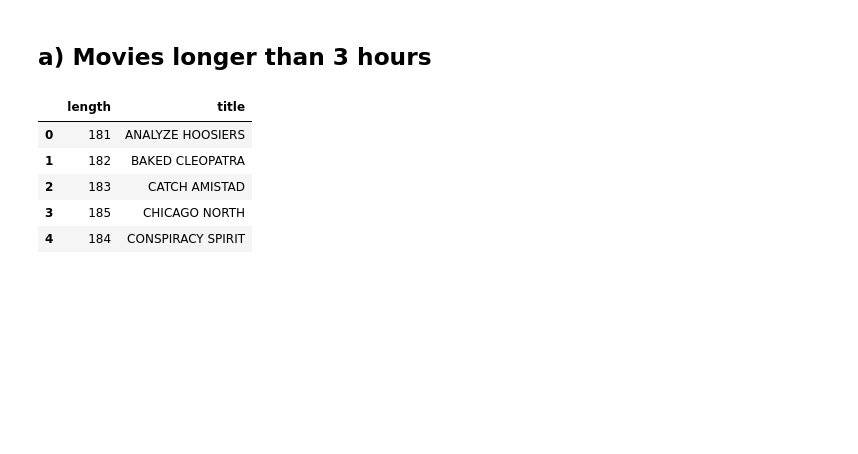
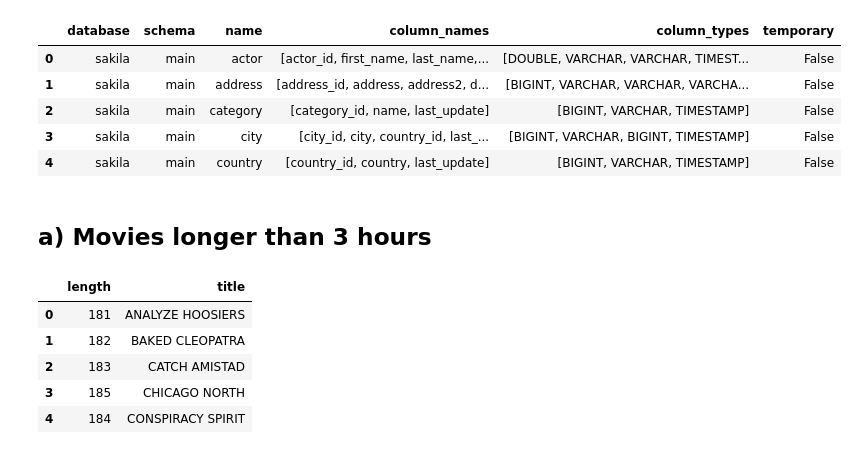
Before and after one commit to luckepucke6/sakila_lab_lucas_lindh, a Jupyter notebook: notebooks/eda_sakila.ipynb, the cells around one changed output. Saved outputs shown, nothing was run; the diff lists cells and outputs as text; code cells hidden in the pictures; blank space fills up the shorter version.

```diff
--- a/notebooks/eda_sakila.ipynb
+++ b/notebooks/eda_sakila.ipynb
@@ -18,6 +18,14 @@ con.sql("SELECT * FROM film LIMIT 5").df()
 | 4 | 5 | AFRICAN EGG | A Fast-Paced Documentary of a Pas... | 2006 | 1 | <NA> | 6 | ... |
 # %%
 describe = con.sql("desc;").df()
+describe.head()
+# %% [output]
+|  | database | schema | name | column_names | column_types | temporary |
+| 0 | sakila | main | actor | [actor_id, first_name, last_name,... | [DOUBLE, VARCHAR, VARCHAR, TIMEST... | False |
+| 1 | sakila | main | address | [address_id, address, address2, d... | [BIGINT, VARCHAR, VARCHAR, VARCHA... | False |
+| 2 | sakila | main | category | [category_id, name, last_update] | [BIGINT, VARCHAR, TIMESTAMP] | False |
+| 3 | sakila | main | city | [city_id, city, country_id, last_... | [BIGINT, VARCHAR, BIGINT, TIMESTAMP] | False |
+| 4 | sakila | main | country | [country_id, country, last_update] | [BIGINT, VARCHAR, TIMESTAMP] | False |
 # %% [markdown]
 ## a) Movies longer than 3 hours
 # %%
```
Also changed, not shown: parts of 1 cell of this notebook, 11 other files.
